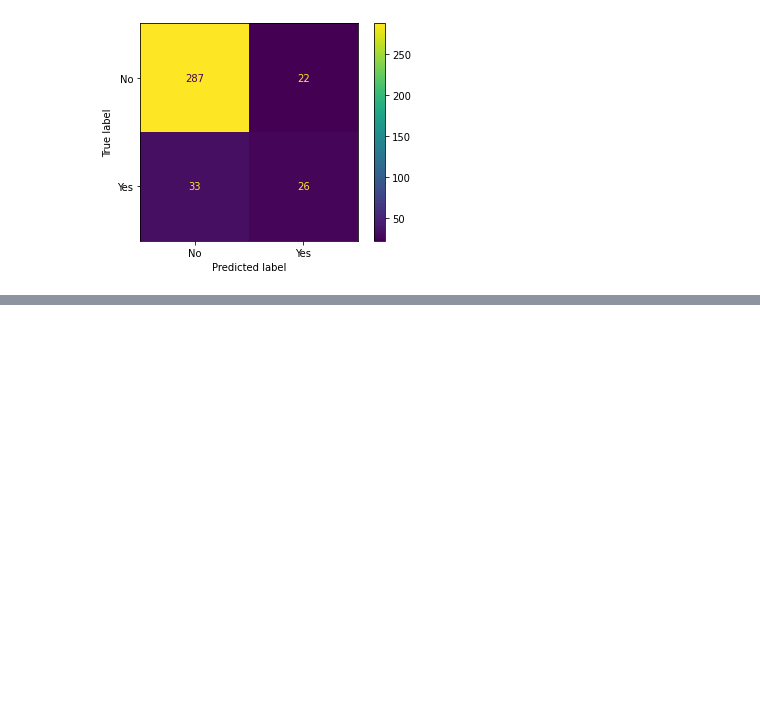
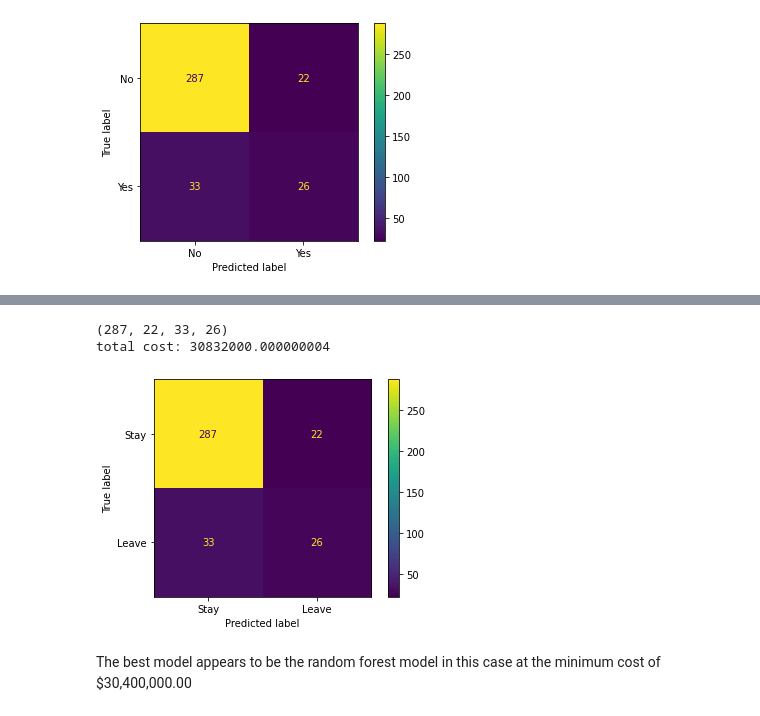
Before and after one commit to thesteuber/50-assign05-thesteuber, a Jupyter notebook: employee_churn_template.ipynb, the cells around one changed output, grey strips where cells are left out. Saved outputs shown, nothing was run; the diff lists cells and outputs as text; code cells hidden in the pictures; blank space fills up the shorter version.

```diff
--- a/employee_churn_template.ipynb
+++ b/employee_churn_template.ipynb
@@ -499,0 +538,20 @@ plt.show()
+# %%
+cm = confusion_matrix(y_test, grid_search_grad.best_estimator_.predict(X_test))
+disp = ConfusionMatrixDisplay(confusion_matrix=cm,
+                               display_labels=['Stay', 'Leave'])
+
+
+tn, fp, fn, tp = cm.ravel()
+print((tn, fp, fn, tp))
+
+print("total cost: " + str((tn * .8 * 120000) + (tn * 2000) + (fp * 120000) + (fn * 2000) + (tp * 0)))
+
+disp.plot()
+
+plt.show()
+# %% [output]
+(287, 22, 33, 26)
+total cost: 30832000.000000004
+[figure, added]
+# %% [markdown]
+The best model appears to be the random forest model in this case at the minimum cost of $30,400,000.00
```
Also changed, not shown: parts of 3 cells of this notebook.
